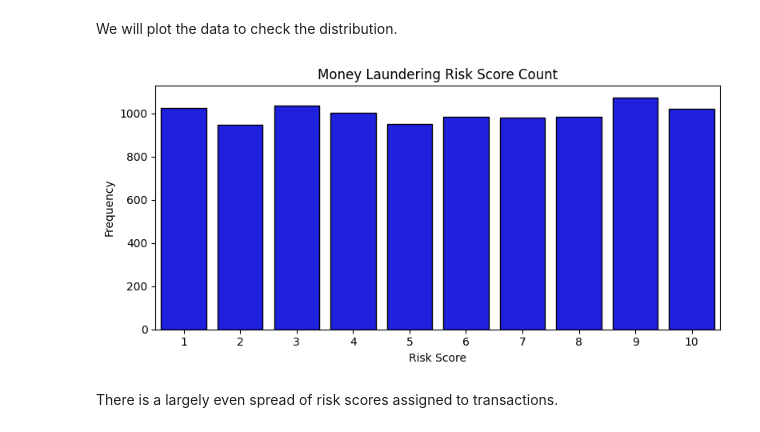
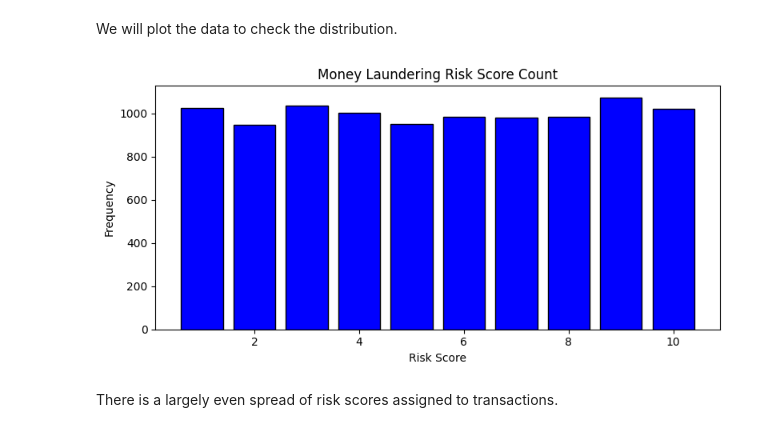
Before and after one commit to NAW125/Detecting_Money_Laundering_Patterns-, a Jupyter notebook: jupyter_notebooks/clean_statistical_analysis.ipynb, the cells around one changed output. Cells and saved outputs as stored; diff of their text form; code cells hidden in the pictures.

Commit message:
update visualisations: one in matplotlib and one in plotly

```diff
--- a/jupyter_notebooks/clean_statistical_analysis.ipynb
+++ b/jupyter_notebooks/clean_statistical_analysis.ipynb
@@ -147,16 +147,21 @@ Next I will visualise the distribution for the four numerical columns.
 # %% [markdown]
 We will plot the data to check the distribution.
 # %%
-# Step 18. Create a histogram for 'Amount (USD)' to visualize the distribution of transaction amounts
+# Step 18. Compute value counts
+risk_counts = data['Money Laundering Risk Score'].value_counts().sort_index()
+
+# Step 18.1 Create a bar chart using Matplotlib
 plt.figure(figsize=(8, 4))
-sns.countplot(x='Money Laundering Risk Score', data=data, color='blue', edgecolor='black')
+plt.bar(risk_counts.index, risk_counts.values, color='blue', edgecolor='black')
+
+# Add titles and labels
 plt.title("Money Laundering Risk Score Count")
+plt.xlabel("Risk Score")
 plt.ylabel("Frequency")
-plt.xlabel("Risk Score")
 plt.tight_layout()
 plt.show()
 # %% [output]
-[figure, old version]
+[figure, new version]
 # %% [markdown]
 There is a largely even spread of risk scores assigned to transactions.
 # %%
```
Also changed, not shown: parts of 1 cell of this notebook.
